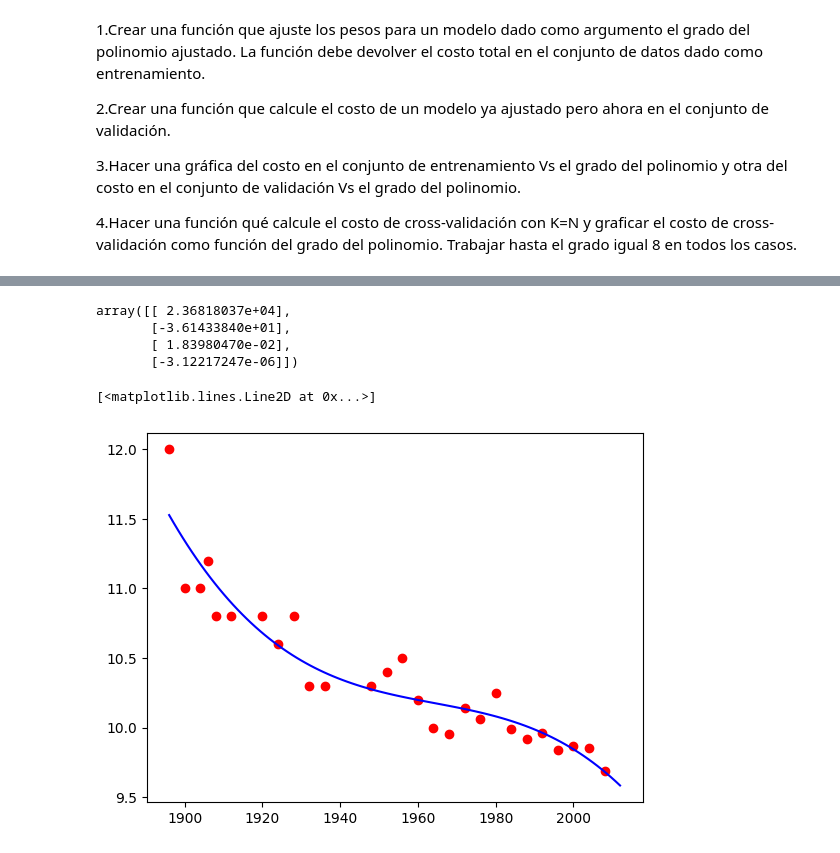
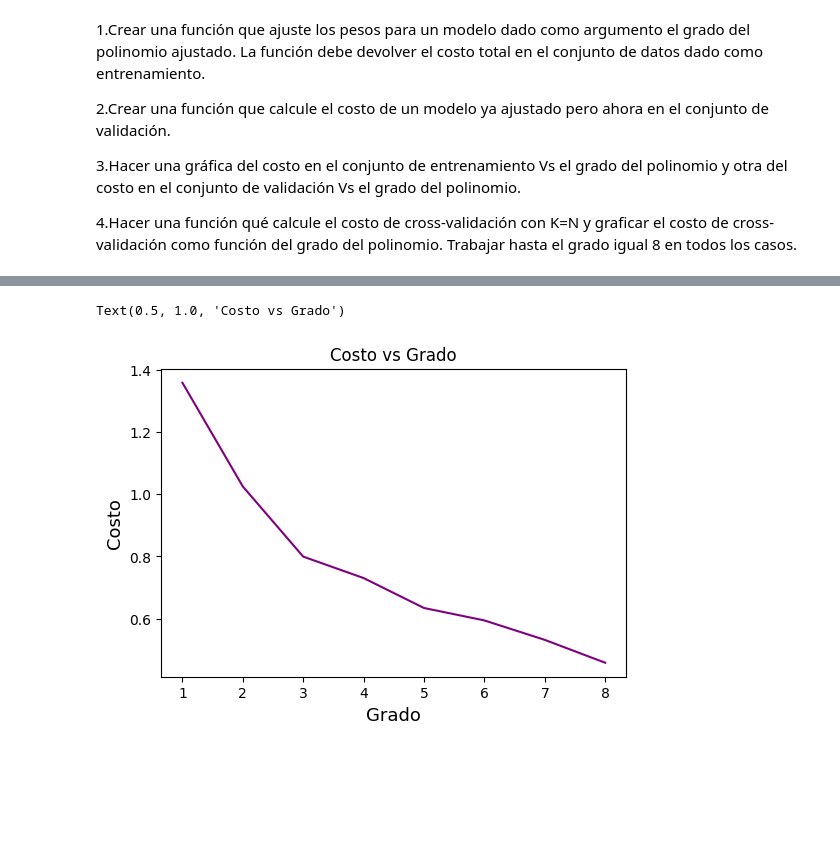
Before and after one commit to DCI-alxogm/ml2023-DPM2310, a Jupyter notebook: Ago25-26/Tarea3.ipynb, the cells around one changed output, grey strips where cells are left out. Cells and saved outputs as stored; diff of their text form; code cells hidden in the pictures; blank space fills up the shorter version.

```diff
--- a/Ago25-26/Tarea3.ipynb
+++ b/Ago25-26/Tarea3.ipynb
@@ -32,3 +23,0 @@ plt.scatter(x,t)
-# %%
-X = np.hstack((np.ones_like(x),x))
-t = t
@@ -79,12 +23,0 @@ plt.plot(testx,testt,'b')
-# %%
-X = np.hstack((np.ones_like(x),x,x**2,x**3))
-XX = np.dot(X.T,X)
-invXX = np.linalg.inv(XX)
-Xt = np.dot(X.T,t)
-w = np.dot(invXX,Xt)
-w
-# %% [output]
-array([[ 2.36818037e+04],
-       [-3.61433840e+01],
-       [ 1.83980470e-02],
-       [-3.12217247e-06]])
@@ -95,7 +24,36 @@ testt = np.dot(testX,w)
-# %%
-plt.figure()
-plt.plot(x,t,'ro')
-plt.plot(testx,testt,'b')
-# %% [output]
-[<matplotlib.lines.Line2D at 0x...>]
-[figure, removed]
+# %%
+# Funcion que calcula los pesos para un modelo dado como argumento el polinomio ajustado
+
+def cost_train_data(x, y, n=1):
+
+  datax = [x**(i) for i in range(n+1)]
+  X = np.vstack(datax).T
+  w = np.linalg.inv(X.T @ X) @ X.T @ y
+
+  w = np.sum((X @ w- y)**2)
+
+  return w
+# %%
+# Guardamos los datos
+
+data = np.loadtxt(file,delimiter=",").T
+
+x = data[0]
+x = (x-1896)/4
+y = data[1]
+# %%
+# Graficamos el costo total vs el grado
+
+degree = 8
+costos = [cost_train_data(x, y, i) for i in range(1, degree+1)]
+degrees = np.arange(1, degree+1)
+
+fig = plt.figure(figsize = (6, 4))
+plt.plot(degrees, costos, color='purple')
+
+plt.xlabel('Grado', fontsize = 13)
+plt.ylabel('Costo', fontsize = 13)
+plt.title('Costo vs Grado')
+# %% [output]
+Text(0.5, 1.0, 'Costo vs Grado')
+[figure, added]
```
Also changed, not shown: parts of 18 cells of this notebook.
